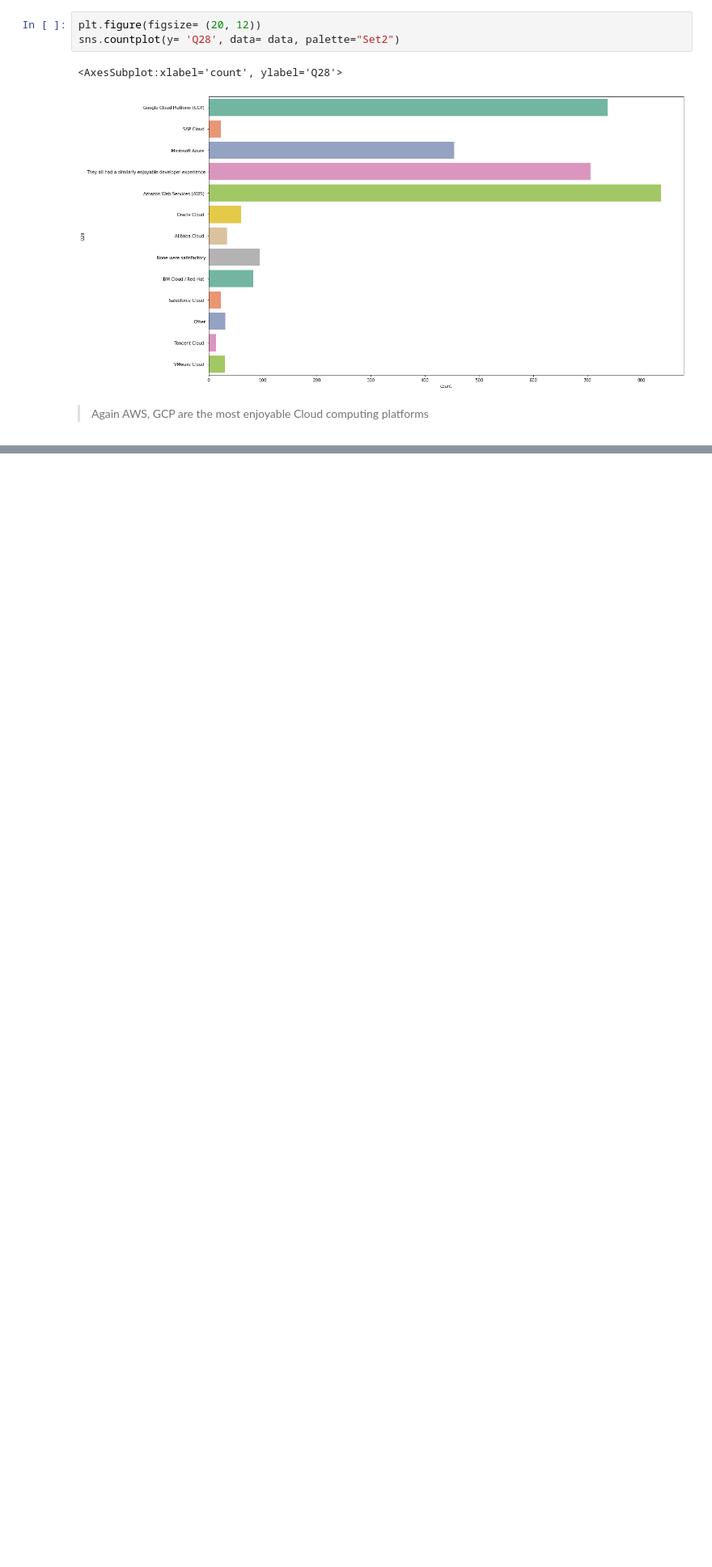
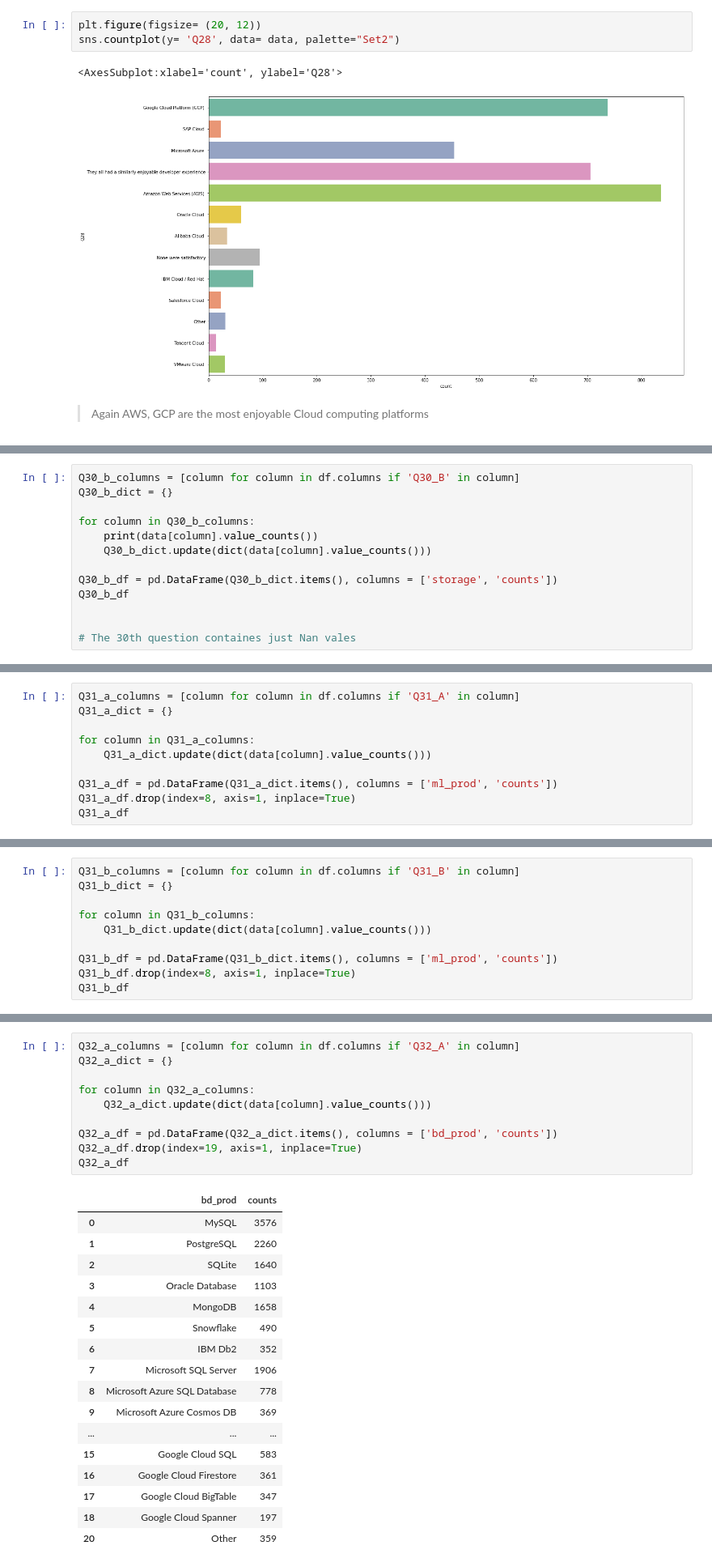
Before and after one commit to oussamaouardini/Kaggle-Machine-Learning-Data-Science-Survey-2021, a Jupyter notebook: kaggle-machine-learning-data-science-survey-2021.ipynb, the cells around one changed output, grey strips where cells are left out. Shown at 81% size. Cells and saved outputs as stored; diff of their text form; blank space fills up the shorter version.

Commit message:
Kaggle Notebook | Kaggle Machine Learning & Data Science Survey 2021 | Version 5

```diff
--- a/kaggle-machine-learning-data-science-survey-2021.ipynb
+++ b/kaggle-machine-learning-data-science-survey-2021.ipynb
@@ -1138,0 +1170,13 @@ sns.countplot(y= 'Q28', data= data, palette="Set2")
+# %%
+Q30_b_columns = [column for column in df.columns if 'Q30_B' in column]
+Q30_b_dict = {}
+
+for column in Q30_b_columns:
+    print(data[column].value_counts())
+    Q30_b_dict.update(dict(data[column].value_counts()))
+
+Q30_b_df = pd.DataFrame(Q30_b_dict.items(), columns = ['storage', 'counts'])
+Q30_b_df
+
+
+# The 30th question containes just Nan vales
@@ -1138,0 +1197,10 @@ sns.countplot(y= 'Q28', data= data, palette="Set2")
+# %%
+Q31_a_columns = [column for column in df.columns if 'Q31_A' in column]
+Q31_a_dict = {}
+
+for column in Q31_a_columns:
+    Q31_a_dict.update(dict(data[column].value_counts()))
+
+Q31_a_df = pd.DataFrame(Q31_a_dict.items(), columns = ['ml_prod', 'counts'])
+Q31_a_df.drop(index=8, axis=1, inplace=True)
+Q31_a_df
@@ -1138,0 +1218,10 @@ sns.countplot(y= 'Q28', data= data, palette="Set2")
+# %%
+Q31_b_columns = [column for column in df.columns if 'Q31_B' in column]
+Q31_b_dict = {}
+
+for column in Q31_b_columns:
+    Q31_b_dict.update(dict(data[column].value_counts()))
+
+Q31_b_df = pd.DataFrame(Q31_b_dict.items(), columns = ['ml_prod', 'counts'])
+Q31_b_df.drop(index=8, axis=1, inplace=True)
+Q31_b_df
@@ -1138,0 +1268,28 @@ sns.countplot(y= 'Q28', data= data, palette="Set2")
+# %%
+Q32_a_columns = [column for column in df.columns if 'Q32_A' in column]
+Q32_a_dict = {}
+
+for column in Q32_a_columns:
+    Q32_a_dict.update(dict(data[column].value_counts()))
+
+Q32_a_df = pd.DataFrame(Q32_a_dict.items(), columns = ['bd_prod', 'counts'])
+Q32_a_df.drop(index=19, axis=1, inplace=True)
+Q32_a_df
+# %% [output]
+|  | bd_prod | counts |
+| 0 | MySQL | 3576 |
+| 1 | PostgreSQL | 2260 |
+| 2 | SQLite | 1640 |
+| 3 | Oracle Database | 1103 |
+| 4 | MongoDB | 1658 |
+| 5 | Snowflake | 490 |
+| 6 | IBM Db2 | 352 |
+| 7 | Microsoft SQL Server | 1906 |
+| 8 | Microsoft Azure SQL Database | 778 |
+| 9 | Microsoft Azure Cosmos DB | 369 |
+| ... | ... | ... |
+| 15 | Google Cloud SQL | 583 |
+| 16 | Google Cloud Firestore | 361 |
+| 17 | Google Cloud BigTable | 347 |
+| 18 | Google Cloud Spanner | 197 |
+| 20 | Other | 359 |
```
Also changed, not shown: parts of 26 cells of this notebook.
